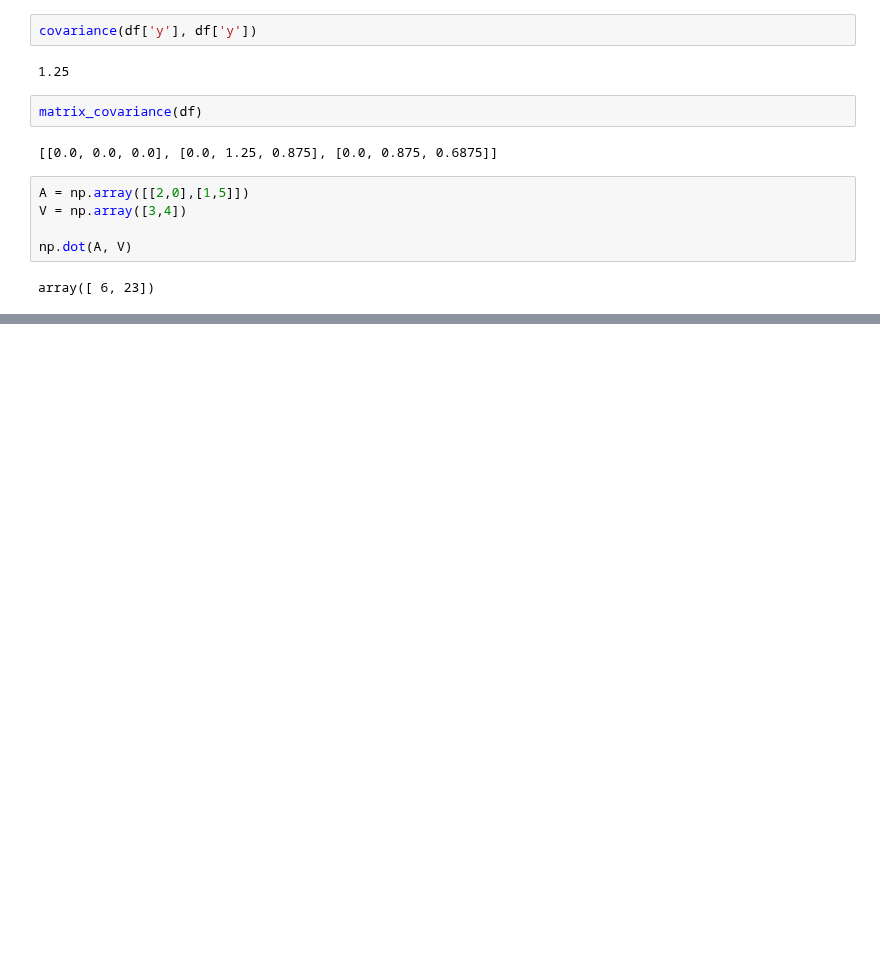
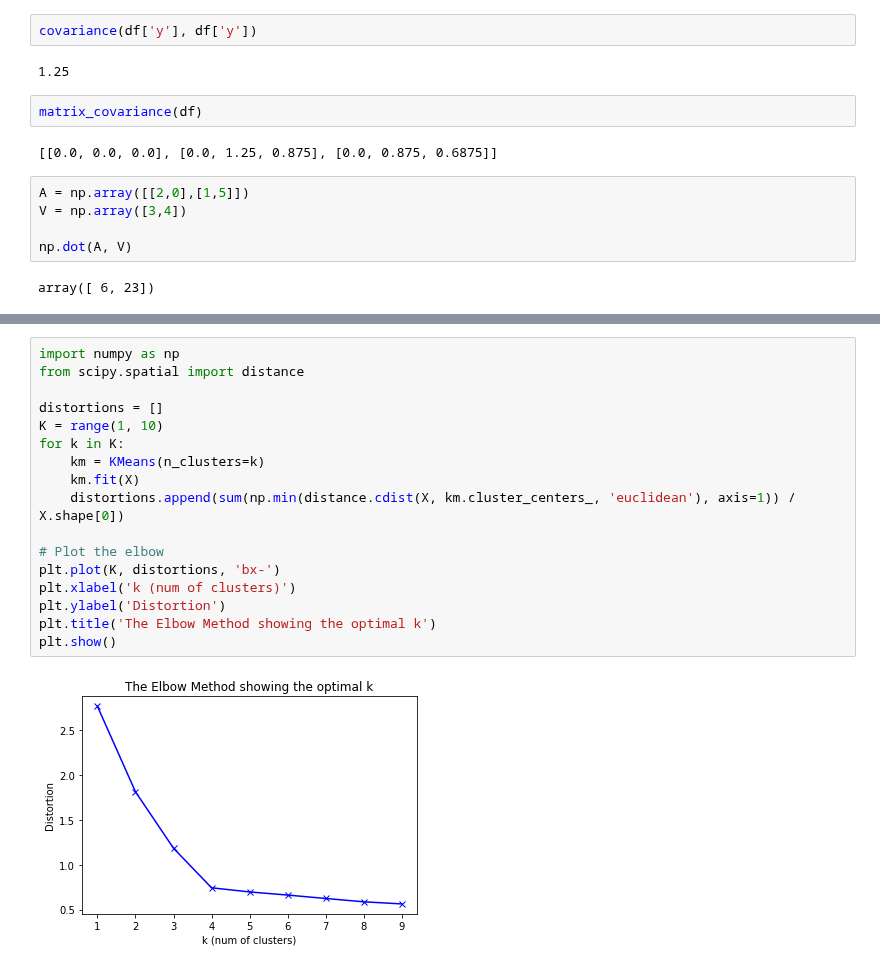
Before and after one commit to jshams/DS-2.1-machine-learning, a Jupyter notebook: notes.ipynb, the cells around one changed output, grey strips where cells are left out. Cells and saved outputs as stored; diff of their text form; blank space fills up the shorter version.

```diff
--- a/notes.ipynb
+++ b/notes.ipynb
@@ -710,0 +782,19 @@ SyntaxError: invalid syntax (<ipython-input-61-c1b04580966f>, line 1)
+# %%
+import numpy as np
+from scipy.spatial import distance
+
+distortions = []
+K = range(1, 10)
+for k in K:
+    km = KMeans(n_clusters=k)
+    km.fit(X)
+    distortions.append(sum(np.min(distance.cdist(X, km.cluster_centers_, 'euclidean'), axis=1)) / X.shape[0])
+
+# Plot the elbow
+plt.plot(K, distortions, 'bx-')
+plt.xlabel('k (num of clusters)')
+plt.ylabel('Distortion')
+plt.title('The Elbow Method showing the optimal k')
+plt.show()
+# %% [output]
+[figure, added]
```
Also changed, not shown: parts of 29 cells of this notebook.
